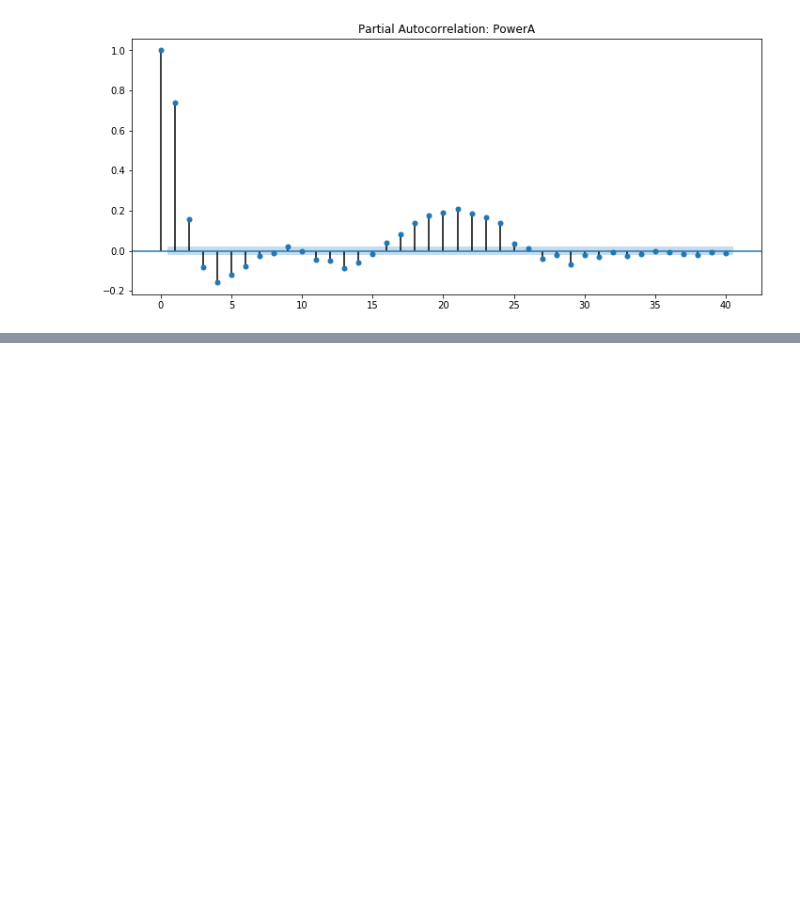
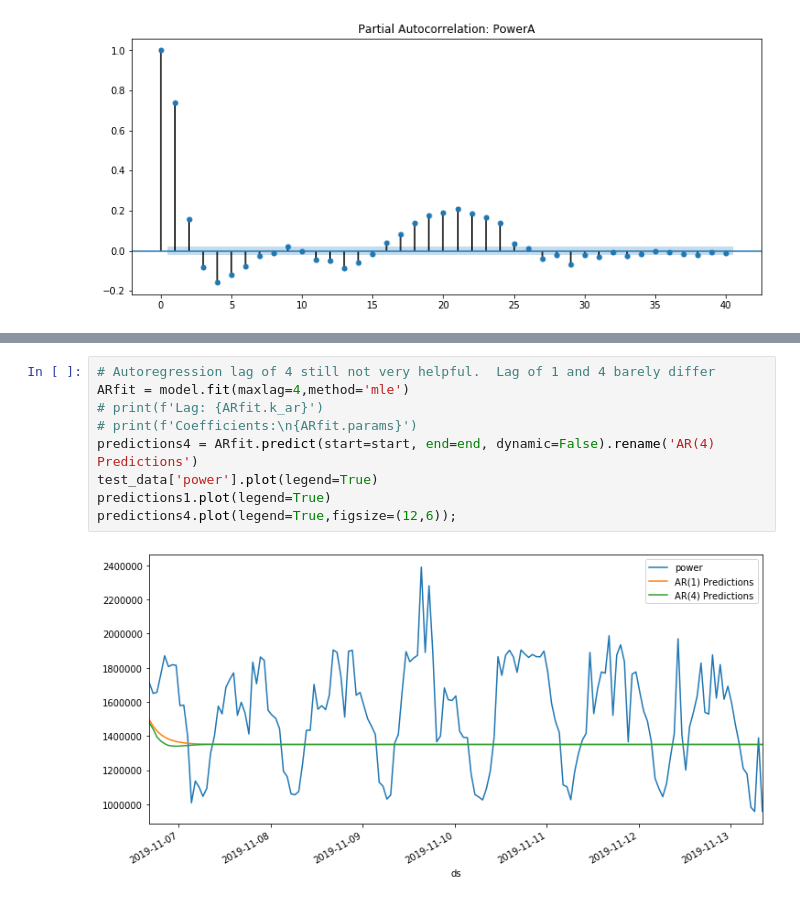
Before and after one commit to Landstein/Water-Treatment-Plant-Power-Predictions, a Jupyter notebook: Sarima.ipynb, the cells around one changed output, grey strips where cells are left out. Cells and saved outputs as stored; diff of their text form; blank space fills up the shorter version.

```diff
--- a/Sarima.ipynb
+++ b/Sarima.ipynb
@@ -67,0 +109,11 @@ plot_pacf(df['power'],title=title,lags=lags, ax=ax);
+# %%
+# Autoregression lag of 4 still not very helpful.  Lag of 1 and 4 barely differ
+ARfit = model.fit(maxlag=4,method='mle')
+# print(f'Lag: {ARfit.k_ar}')
+# print(f'Coefficients:\n{ARfit.params}')
+predictions4 = ARfit.predict(start=start, end=end, dynamic=False).rename('AR(4) Predictions')
+test_data['power'].plot(legend=True)
+predictions1.plot(legend=True)
+predictions4.plot(legend=True,figsize=(12,6));
+# %% [output]
+[figure, added]
```
Also changed, not shown: parts of 15 cells of this notebook.
